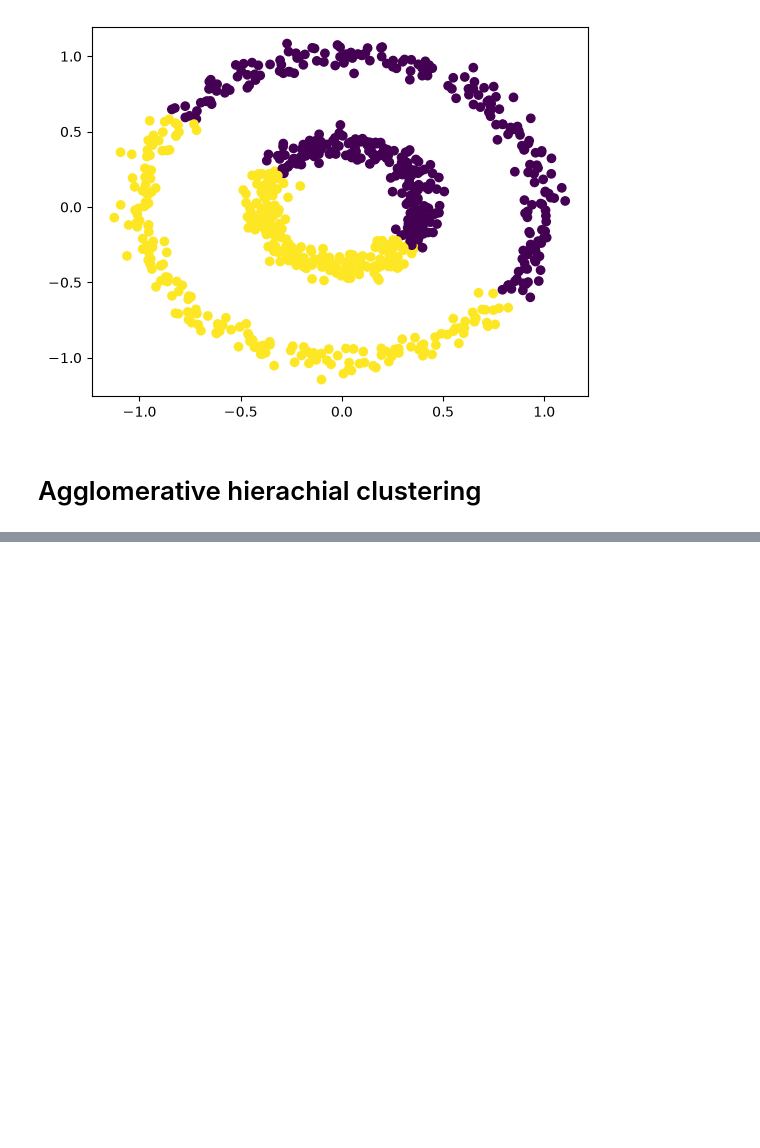
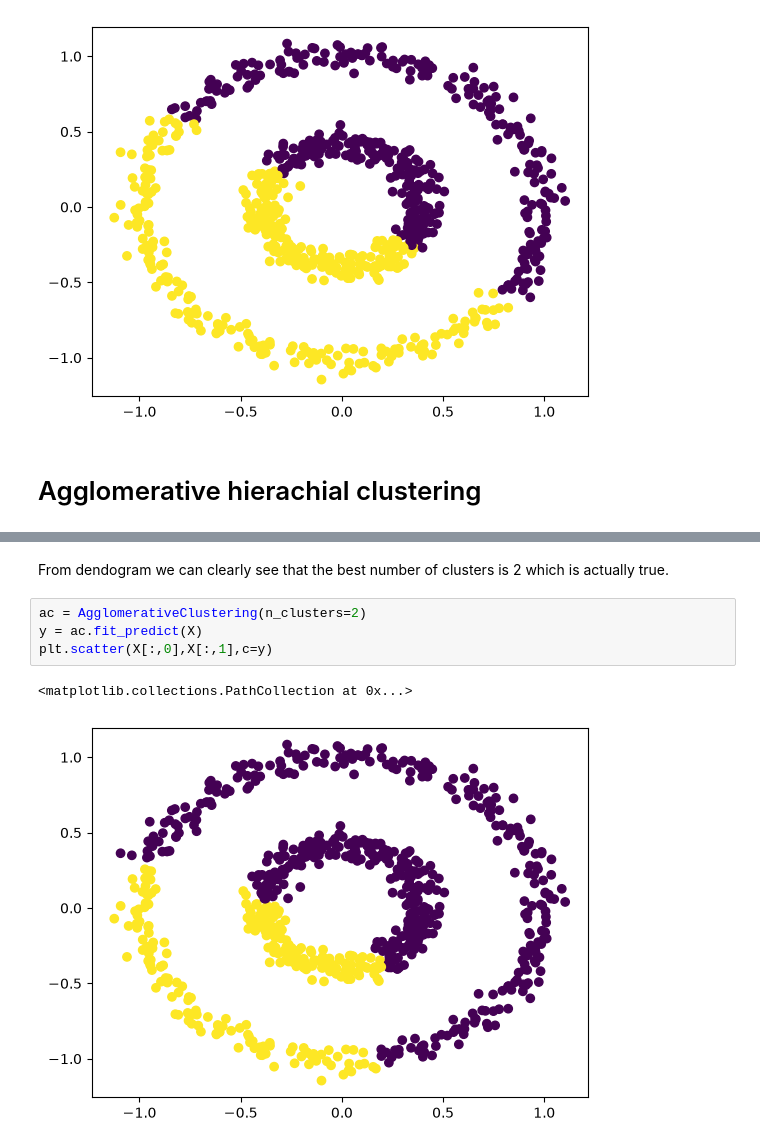
Before and after one commit to amanml2026/Unsupervised-learning, a Jupyter notebook: DBSCAN.ipynb, the cells around one changed output, grey strips where cells are left out. Saved outputs shown, nothing was run; the diff lists cells and outputs as text; blank space fills up the shorter version.

```diff
--- a/DBSCAN.ipynb
+++ b/DBSCAN.ipynb
@@ -45,0 +52,9 @@ plt.scatter(X[:,0],X[:,1],c=y_pred)
+# %% [markdown]
+From dendogram we can clearly see that the best number of clusters is 2 which is actually true.
+# %%
+ac = AgglomerativeClustering(n_clusters=2)
+y = ac.fit_predict(X)
+plt.scatter(X[:,0],X[:,1],c=y)
+# %% [output]
+<matplotlib.collections.PathCollection at 0x...>
+[figure, added]
```
Also changed, not shown: parts of 1 cell of this notebook.
